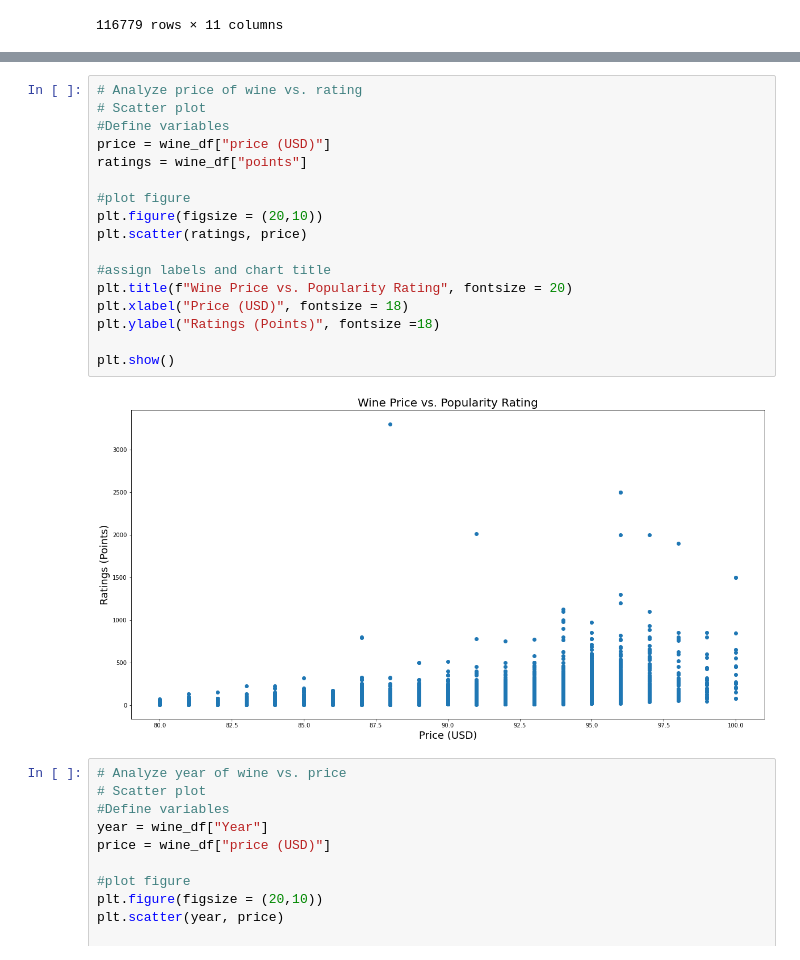
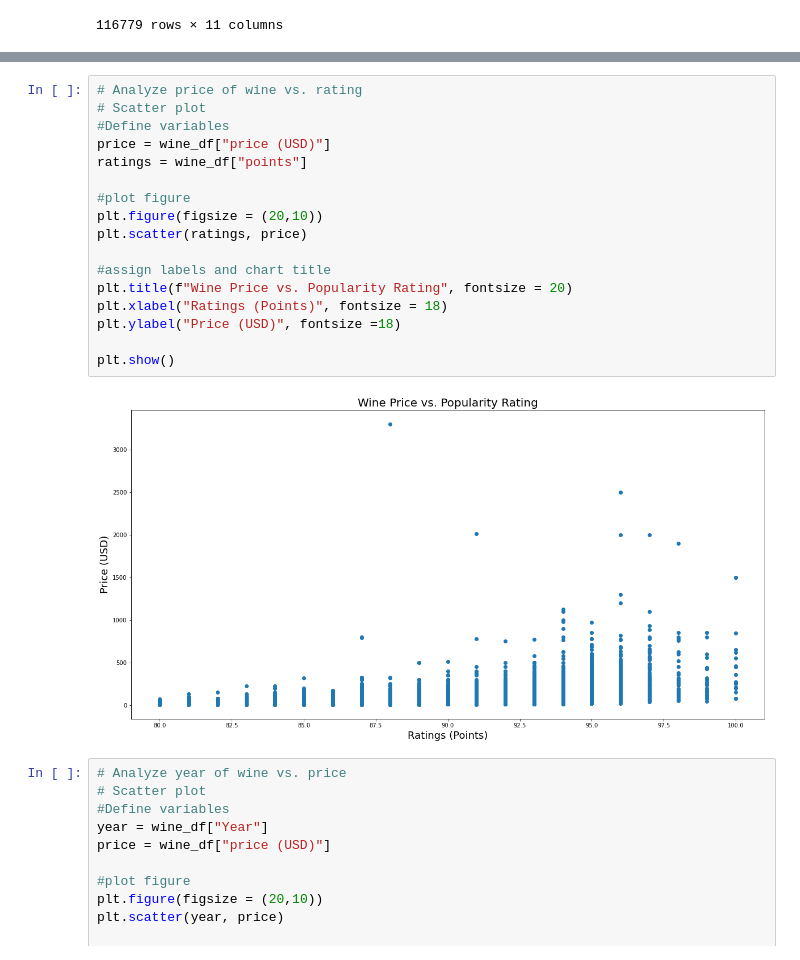
Before and after one commit to NHoyer95/umnbootcamp-project-1, a Jupyter notebook: WineRatings.ipynb, the cells around one changed output, grey strips where cells are left out. Drawn from its saved outputs; the diff is of its cells as text.

```diff
--- a/WineRatings.ipynb
+++ b/WineRatings.ipynb
@@ -78,22 +80,22 @@ plt.show()
 # %%
 # Analyze price of wine vs. rating
 # Scatter plot
 #Define variables
 price = wine_df["price (USD)"]
 ratings = wine_df["points"]
 
 #plot figure
 plt.figure(figsize = (20,10))
 plt.scatter(ratings, price)
 
 #assign labels and chart title
 plt.title(f"Wine Price vs. Popularity Rating", fontsize = 20)
-plt.xlabel("Price (USD)", fontsize = 18)
-plt.ylabel("Ratings (Points)", fontsize =18)
+plt.xlabel("Ratings (Points)", fontsize = 18)
+plt.ylabel("Price (USD)", fontsize =18)
 
 plt.show()
 # %% [output]
-[figure, old version]
+[figure, new version]
 # %%
 # Analyze year of wine vs. price
 # Scatter plot
```
Also changed, not shown: parts of 1 cell of this notebook.
